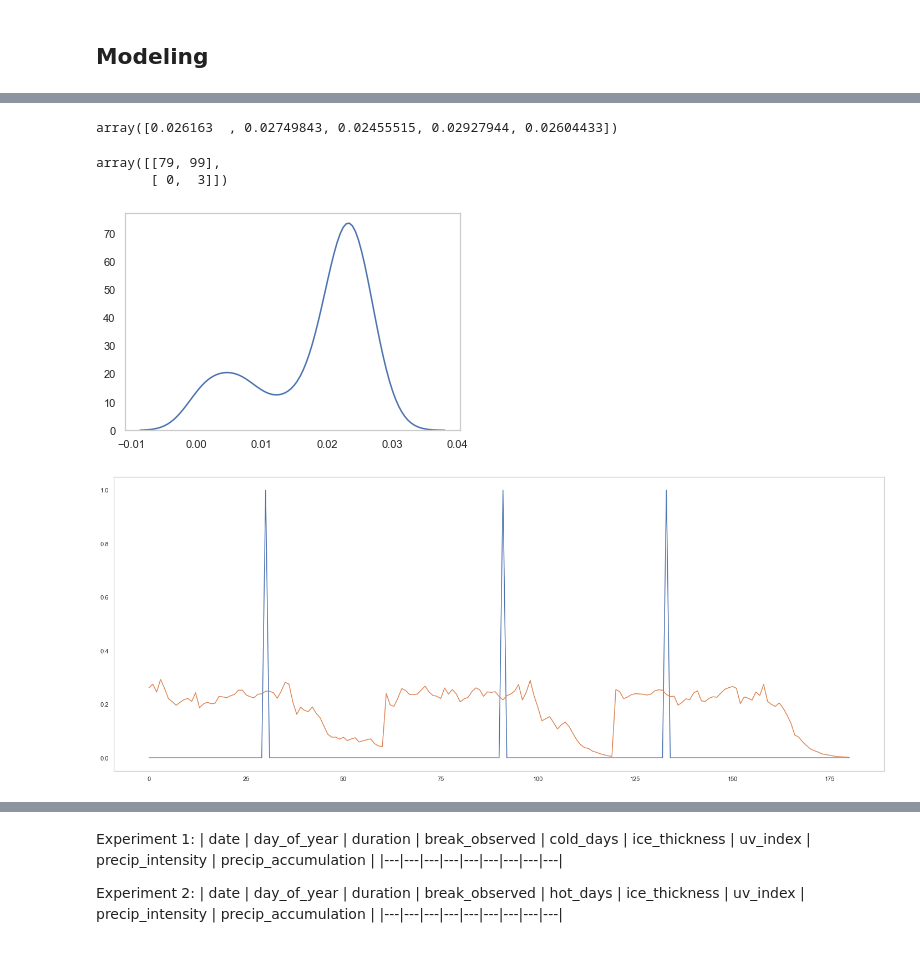
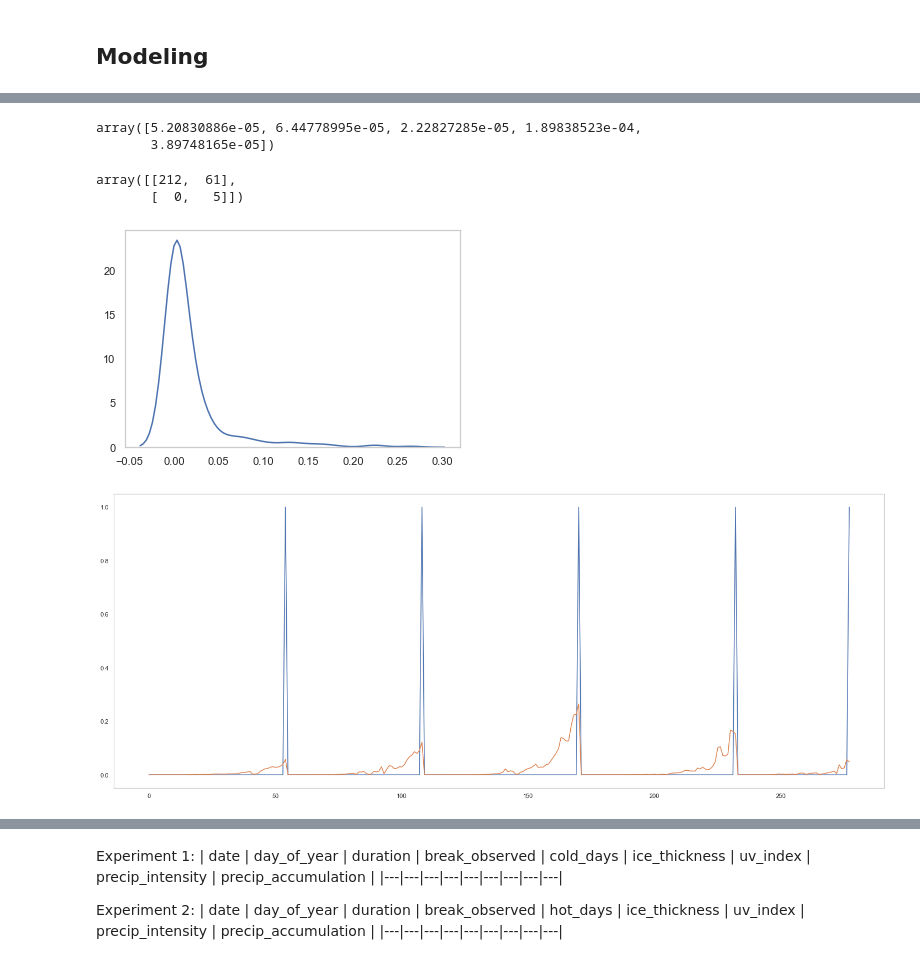
Before and after one commit to dwalkup/NIC_prediction, a Jupyter notebook: notebooks/ice_classic_modeling.ipynb, the cells around one changed output, grey strips where cells are left out. Cells and saved outputs as stored; diff of their text form; code cells hidden in the pictures.

```diff
--- a/notebooks/ice_classic_modeling.ipynb
+++ b/notebooks/ice_classic_modeling.ipynb
@@ -395,0 +573,2 @@ y_pred = pipe.predict(X_test)
+# %%
+pipe.fit(X_train, y_train)
@@ -429,31 +591,0 @@ plt.show()
-# %%
-exclude = ['winningTime', 'winningDate', 'precipType', 'Date', 'moonPhase', 'windSpeed',
-           'windGust', 'windBearing', 'temperatureMin', 'temperatureMax', 'precipAccumulation',
-           'precip_rain', 'precip_snow', 'noise_test']
-used_cols = [c for c in df_past.columns if c not in exclude]
-# used_cols = ['numColdDays', 'iceThickness', 'dayOfYear', 'uvIndex', 'precipIntensity', 'humidity']
-target = 'winningDate'
-
-scaler = RobustScaler()
-encoder = WOEEncoder()
-binner = KBinsDiscretizer(n_bins=7, encode='ordinal')
-objectify = FunctionTransformer(func=stringify, check_inverse=False, validate=False)
-clf_svc = SVC(C = 1000,
-              kernel = 'linear',
-              gamma = 'auto',
-              class_weight='balanced',
-              random_state=42, probability=True)
-# pipe = make_pipeline(scaler, binner, objectify, encoder, clf_svc)
-pipe = make_pipeline(scaler, clf_svc)
-
-X, y = df_past[used_cols].values, df_past[target].values
-scores = cross_validate(pipe, X, y, cv = TimeSeriesSplit(), scoring=['f1_weighted',
-                                                                     'precision_weighted',
-                                                                     'recall_weighted',
-                                                                     'roc_auc'])
-
-print('f1_weighted:', scores['test_f1_weighted'].mean(), '+/-', scores['test_f1_weighted'].std())
-print('precision_weighted:', scores['test_precision_weighted'].mean(),
-      '+/-', scores['test_precision_weighted'].std())
-print('recall_weighted:', scores['test_recall_weighted'].mean(), '+/-', scores['test_recall_weighted'].std())
-print('roc_auc:', scores['test_roc_auc'].mean(), '+/-', scores['test_roc_auc'].std())
@@ -480,3 +591,0 @@ used_cols
-# %%
-pipe.fit(X, y)
-metrics.plot_confusion_matrix(pipe, X, y);
@@ -499,26 +605,27 @@ metrics.plot_confusion_matrix(pipe, X_test, y_test)
 # %%
-y_pred = pipe.predict_proba(X_test)[:,1]
-y_pred[:5]
+svc_y_pred = pipe.predict_proba(X_test)[:,1]
+svc_y_pred[:5]
 # %% [output]
-array([0.026163  , 0.02749843, 0.02455515, 0.02927944, 0.02604433])
+array([5.20830886e-05, 6.44778995e-05, 2.22827285e-05, 1.89838523e-04,
+       3.89748165e-05])
 # %%
-metrics.confusion_matrix(y_test, y_pred > 0.021)
+metrics.confusion_matrix(y_test, svc_y_pred > 0.021)
 # %% [output]
-array([[79, 99],
-       [ 0,  3]])
+array([[212,  61],
+       [  0,   5]])
 # %%
 import seaborn as sns; sns.set()
 sns.set_style("whitegrid", {'axes.grid' : False})
 
-sns.kdeplot(y_pred);
+sns.kdeplot(svc_y_pred);
 # %% [output]
-[figure, old version]
+[figure, new version]
 # %%
 # plot of target vs predicted probability (multiplied by 10 so it was easier to see)
 plt.figure(figsize=(20,8))
 plt.plot(y_test.values)
-plt.plot(10*y_pred)
+plt.plot(svc_y_pred)
 plt.tight_layout()
 plt.show()
 # %% [output]
-[figure, old version]
+[figure, new version]
```
Also changed, not shown: parts of 94 cells of this notebook, 3 other files.
